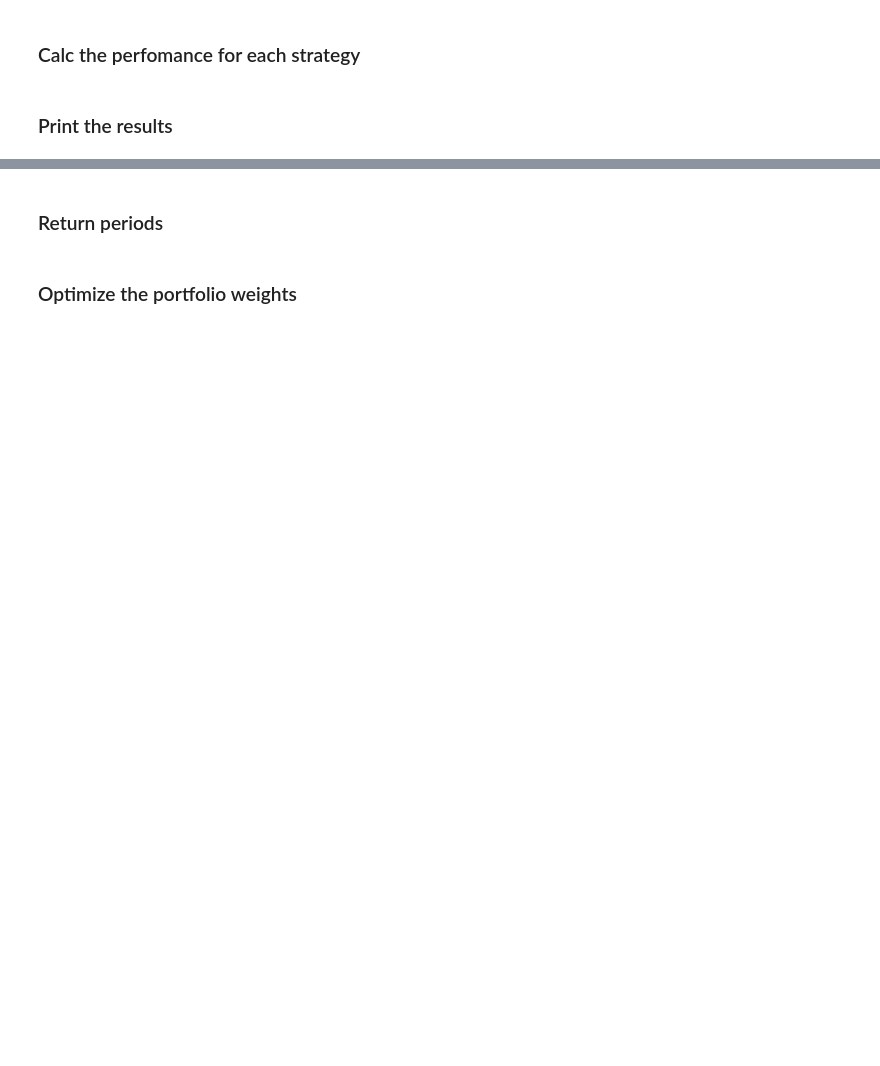
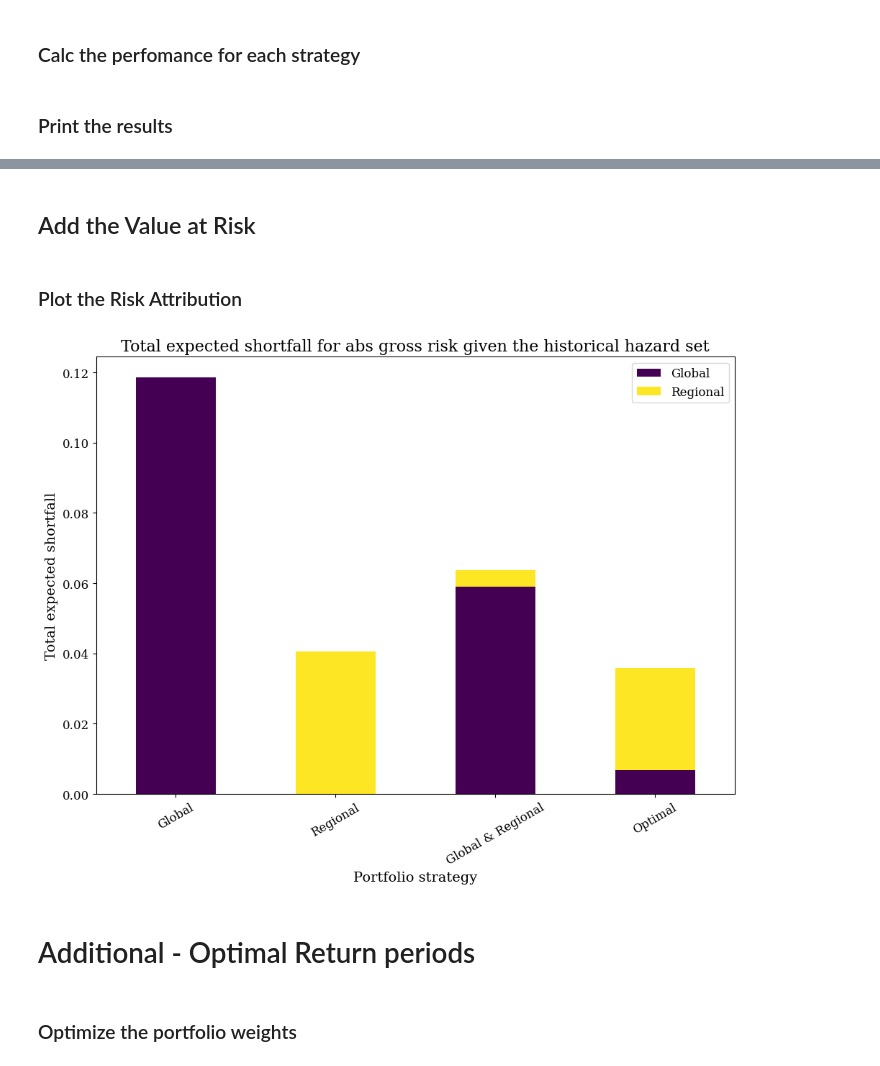
Before and after one commit to viggowat/202312_TCFD_project, a Jupyter notebook: company_analysis.ipynb, the cells around one changed output, grey strips where cells are left out. Drawn from its saved outputs; the diff is of its cells as text; code cells hidden in the pictures; blank space fills up the shorter version.

```diff
--- a/company_analysis.ipynb
+++ b/company_analysis.ipynb
@@ -535,18 +529,22 @@ imp_per_year_dict, sampling_vect_dict = generate_sampled_imp_per_year(sampled_ye
 ### Make a function to calc expected shortfall
 # %%
 # Make a function that calculates the expected shortfall and value at risk for a portfolio of companies
-def calc_var_es_port(cpny_weights, sim_costs, denominators, alpha):
+def calc_var_es_port(cpny_weights, sim_costs, denominators, alpha, var=None):
     # Calculate the portfolio losses
-    sim_port_losses = -1*np.sum(cpny_weights*sim_costs/denominators, axis=1)
+    sim_cpny_losses = -1*cpny_weights*sim_costs/denominators
+    sim_port_losses = np.sum(sim_cpny_losses, axis=1)
     # Calculate the value at risk
-    var = np.quantile(sim_port_losses, alpha)
+    if var is None:
+        var = np.quantile(sim_port_losses, alpha)
     # Calculate the expected shortfall
     es = np.mean(sim_port_losses[sim_port_losses <= var])
-    return var, es
+    # Calculate the risk attribution
+    risk_attribution = np.mean(sim_cpny_losses[sim_port_losses <= var], axis=0)
+    return var, es, risk_attribution
 
 # Make an example of how to use the function
 # Define the portfolio weights all companies have the same weight
-cpny_weights = [0,0,1] #np.ones(len(companies))/len(companies)
+cpny_weights = np.ones(len(companies))/len(companies)
 # Define the simulated costs
 sim_costs = imp_per_year_dict['historical']['gross'][companies].values
 # Define the denominators
@@ -554,6 +552,8 @@ denominators = np.ones(len(companies))
 # Define the alpha value
 alpha = 1/return_period
 # Calculate the value at risk and expected shortfall
-var, es = calc_var_es_port(cpny_weights, sim_costs, denominators, alpha)
+var, es, risk_attribution = calc_var_es_port(cpny_weights, sim_costs, denominators, alpha)
 print(f'The value at risk is {var} and the expected shortfall is {es}')
+
+-1*calc_var_es_port(cpny_weights, sim_costs, denominators, alpha)[0]
 # %% [output]
@@ -619,7 +624,7 @@ The optimal portfolio weights for the value at risk are [0.80695872 0.18332597 0
 ### Make a function to calc return period
 # %%
 # Make a function that calculates the return period and aai for a given impact list and portfolio weights
-def calc_imp_metric(cpny_weights, imp_list, denominators, return_period = 100):
+def calc_imp_metric(cpny_weights, imp_list, denominators, return_period = n_years):
     imp_port = copy.deepcopy(imp_list[0]) # gives the relative change in impact
     imp_port.at_event = np.zeros(len(imp_port.at_event))
     imp_port.aai_agg = 0.0000000
@@ -715,3 +769,46 @@ for imp_type in imp_types:
+# %% [markdown]
+## Add the Value at Risk
+# %% [markdown]
+### Plot the Risk Attribution
+# %%
+import matplotlib.pyplot as plt
+
+plt.rcParams["font.family"] = "serif"
+plt.rcParams["font.serif"] = "DejaVu Serif"
+plt.rcParams["font.size"] = 14
+
+# Parameters for the plot
+time = 'historical'
+risk_unit = 'abs' # abs or rel
+imp_type = 'gross' # gross or net
+
+# Get the data frame for the plot
+es_plot_df = es_risk_attr_dict[risk_unit][imp_type][time].copy()
+# set the company combinations as index
+es_plot_df.set_index('Company combinations', inplace=True)
+
+# Remove square brackets from index labels
+es_plot_df.index = es_plot_df.index.map(lambda x: str(x).replace('[','').replace(']',''))
+
+# Plot the results where on the x-axis we have the different portfolio strategies and on the y-axis the total expected shortfall stacked bar plot
+fig, ax = plt.subplots(figsize=(10, 8))  # Adjust the figure size here
+# Plot the stacked bar plot with a better color palette
+es_plot_df.plot(kind='bar', stacked=True, ax=ax, colormap='viridis')
+# Set the title and labels with larger font size
+ax.set_title(f'Total expected shortfall for {risk_unit} {imp_type} risk given the {time} hazard set', fontsize=16)
+ax.set_xlabel('Portfolio strategy', fontsize=14)
+ax.set_ylabel('Total expected shortfall', fontsize=14)
+# Rotate the x-axis labels to a smaller angle
+plt.xticks(rotation=30)
+# Increase the font size of the tick labels
+ax.tick_params(axis='both', which='major', labelsize=12)
+# Add a legend
+ax.legend(fontsize=12)
+# Show the plot
+plt.tight_layout()
+plt.show()
+# %% [output]
+[figure, added]
 # %% [markdown]
-### Return periods
+# Additional - Optimal Return periods
 # %%
```
Also changed, not shown: parts of 46 cells of this notebook.
